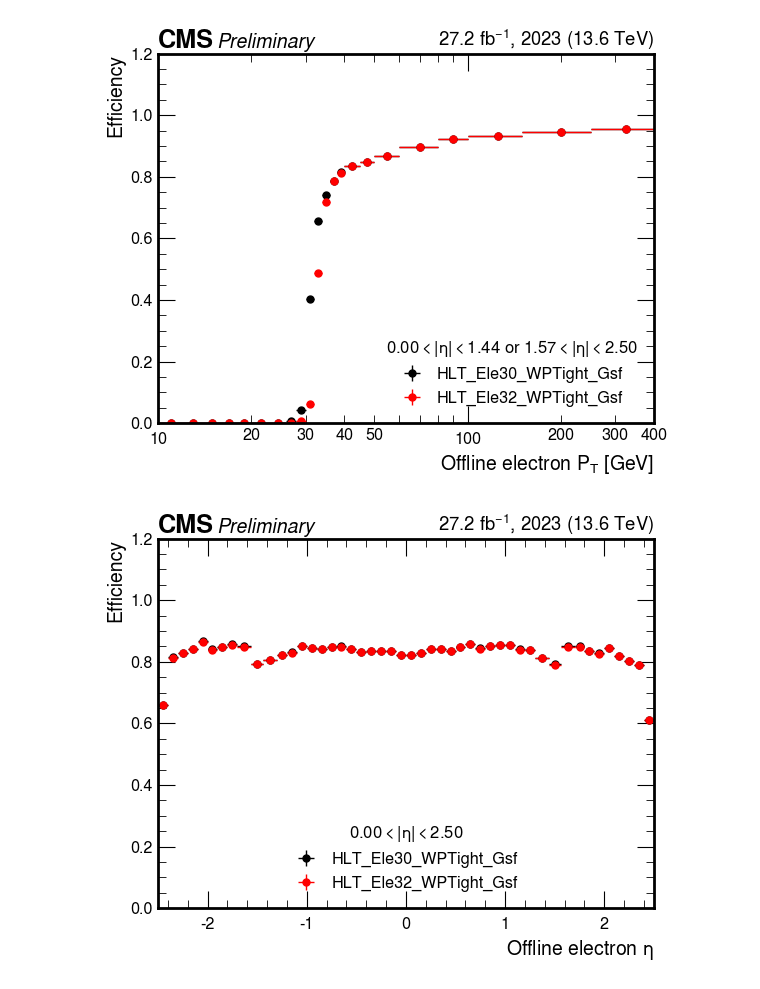
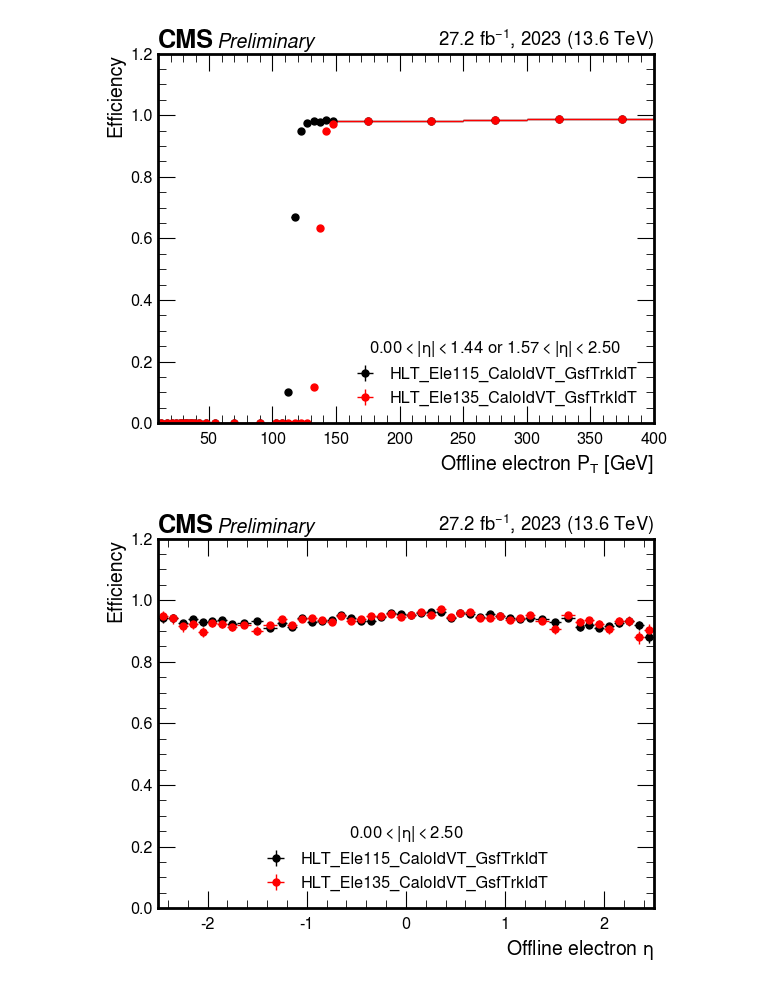
Before and after one commit to ikrommyd/egamma-tnp, a Jupyter notebook: DPNote_EGM_2023.ipynb, the cells around one changed output. Saved outputs shown, nothing was run; the diff lists cells and outputs as text; code cells hidden in the pictures.

```diff
--- a/DPNote_EGM_2023.ipynb
+++ b/DPNote_EGM_2023.ipynb
@@ -103,7 +103,7 @@ lumis = {
     "2023D": 9.525,
 }
 # %%
-file = "Run2023_Ele30_ntuples.root"
+file = "Run2023_Ele115_ntuples.root"
 run = file.split("_")[0][3:]
 threshold = file.split("_")[1].split(".")[0]
 if threshold == "Ele32" or threshold == "Ele30":
@@ -225,7 +225,7 @@ plt.show()
 # %%
 tocompare = [
-    "Run2023C_Ele30_ntuples.root",
-    "Run2023D_Ele30_ntuples.root",
+    "Run2022_Ele115_ntuples.root",
+    "Run2023_Ele115_ntuples.root",
 ]
 run = [file.split("_")[0][3:] for file in tocompare]
 threshold = tocompare[0].split("_")[1].split(".")[0]
@@ -402,5 +402,5 @@ plot_ratio(
 # %%
-tocompare = ["Run2023_Ele30_ntuples.root", "Run2023_Ele32_ntuples.root"]
+tocompare = ["Run2023_Ele115_ntuples.root", "Run2023_Ele135_ntuples.root"]
 file = tocompare[0]
 run = file.split("_")[0][3:]
 threshold1 = tocompare[0].split("_")[1].split(".")[0]
@@ -495,32 +495,32 @@ plt.show()
 title = "$0.00 < |\eta| < 2.50$"
 plot_efficiency(
     heta_entire_pass1, heta_entire_all1, label=f"HLT_{threshold1}_{suffix}", color="k"
 )
 plot_efficiency(
     heta_entire_pass2, heta_entire_all2, label=f"HLT_{threshold2}_{suffix}", color="r"
 )
 plt.legend()
 
 hep.cms.label(
     "Preliminary", data=True, lumi=lumi, year=year, com=13.6, lumi_format="{0:.1f}"
 )
 eta_plot_setup(loc="lower center", title=title, title_fontsize=12)
 plt.savefig(f"DPNote_EGM_2023_plots/{run}_{threshold1}_vs_{threshold2}_eff_eta.pdf")
 plt.show()
 
 plot_efficiency(
     hphi_entire_pass1, hphi_entire_all1, label=f"HLT_{threshold1}_{suffix}", color="k"
 )
 plot_efficiency(
     hphi_entire_pass2, hphi_entire_all2, label=f"HLT_{threshold2}_{suffix}", color="r"
 )
 
 hep.cms.label(
     "Preliminary", data=True, lumi=lumi, year=year, com=13.6, lumi_format="{0:.1f}"
 )
 phi_plot_setup(loc="lower center", title=title, title_fontsize=12)
 plt.savefig(f"DPNote_EGM_2023_plots/{run}_{threshold1}_vs_{threshold2}_eff_phi.pdf")
 plt.show()
 # %% [output]
-[figure, old version]
+[figure, new version]
-[figure, old version]
+[figure, new version]
```
Also changed, not shown: parts of 8 cells of this notebook.
